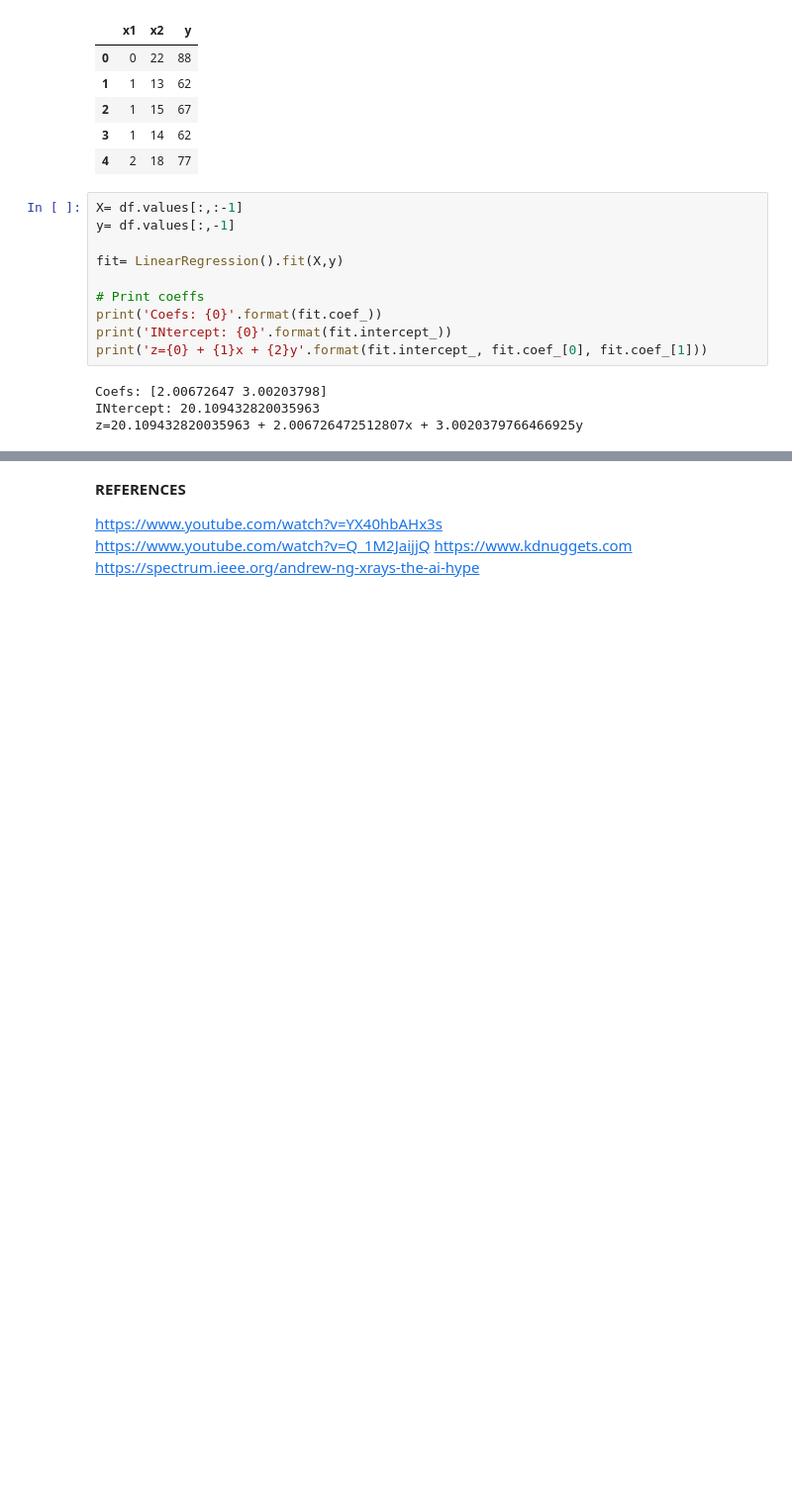
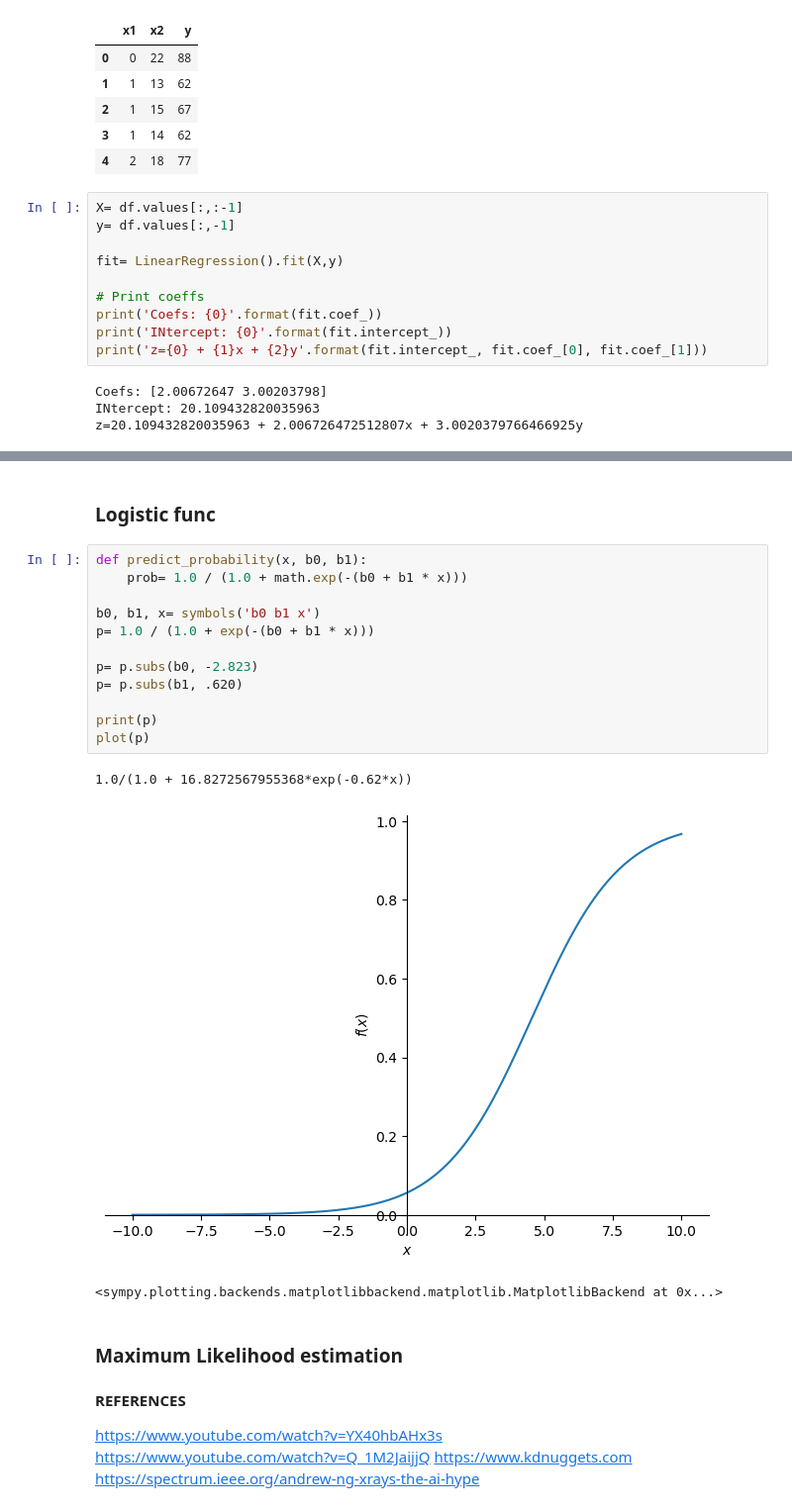
Before and after one commit to maxzaikin/Data-Science-Portfolio, a Jupyter notebook: Deep-Learning/math_toybook.ipynb, the cells around one changed output, grey strips where cells are left out. Shown at 99% size. Saved outputs shown, nothing was run; the diff lists cells and outputs as text; blank space fills up the shorter version.

```diff
--- a/Deep-Learning/math_toybook.ipynb
+++ b/Deep-Learning/math_toybook.ipynb
@@ -1043,3 +1065,23 @@ z=20.109432820035963 + 2.006726472512807x + 3.0020379766466925y
+# %% [markdown]
+### Logistic func
+# %%
+def predict_probability(x, b0, b1):
+    prob= 1.0 / (1.0 + math.exp(-(b0 + b1 * x)))
+
+b0, b1, x= symbols('b0 b1 x')
+p= 1.0 / (1.0 + exp(-(b0 + b1 * x)))
+
+p= p.subs(b0, -2.823)
+p= p.subs(b1, .620)
+
+print(p)
+plot(p)
+# %% [output]
+1.0/(1.0 + 16.8272567955368*exp(-0.62*x))
+[figure, added]
+<sympy.plotting.backends.matplotlibbackend.matplotlib.MatplotlibBackend at 0x...>
+# %% [markdown]
+### Maximum Likelihood estimation
 # %% [markdown]
 **REFERENCES**
 
```
Also changed, not shown: parts of 2 cells of this notebook.
